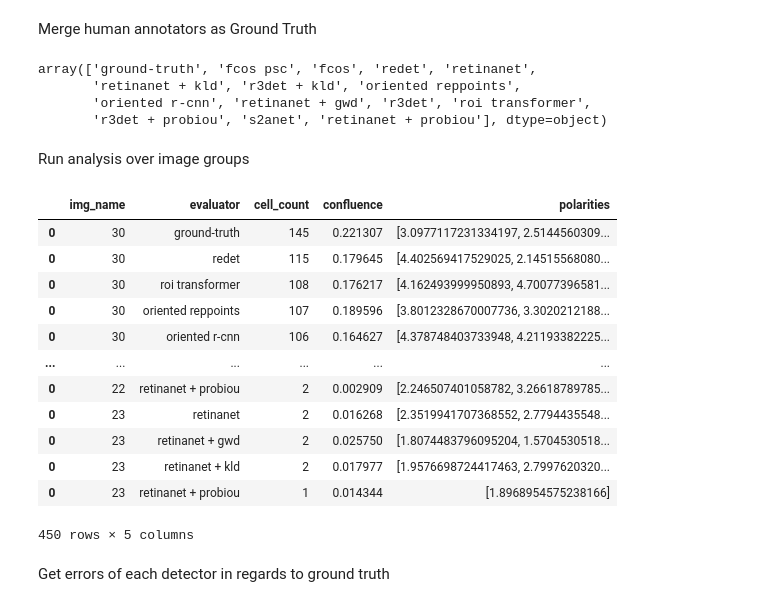
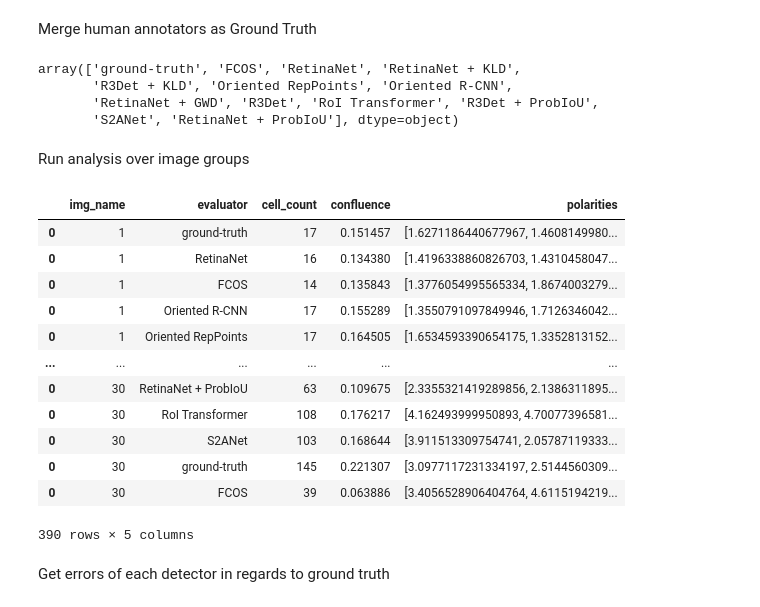
Before and after one commit to jhlmarques/OCDDataset, a Jupyter notebook: tools/bio_metrics.ipynb, the cells around one changed output. Saved outputs shown, nothing was run; the diff lists cells and outputs as text; code cells hidden in the pictures.

```diff
--- a/tools/bio_metrics.ipynb
+++ b/tools/bio_metrics.ipynb
@@ -37,29 +37,28 @@ Merge human annotators as Ground Truth
 evals_dict = {
     'angelo': 'ground-truth',
     'fernanda': 'ground-truth',
-    'oriented-rcnn-le90_r50_fpn_rr_1x_ocd-cropped' : 'oriented r-cnn',
-    'oriented-reppoints-qbox_r50_fpn_1x_ocd-cropped' : 'oriented reppoints',
-    'r3det-oc_r50_fpn_rr_1x_ocd-cropped' : 'r3det',
-    'r3det-oc_r50_fpn_rr_kld-stable_1x_ocd-cropped' : 'r3det + kld',
-    'r3det-oc_r50_fpn_rr_probiou_1x_ocd-cropped' : 'r3det + probiou',
-    'redet-le90_re50_refpn_rr_1x_ocd-cropped' : 'redet',
-    'roi-trans-le90_r50_fpn_rr_1x_ocd-cropped' : 'roi transformer',
-    'rotated-fcos-hbox-le90_r50_fpn_psc_rr_1x_ocd-cropped' : 'fcos',
-    'rotated-fcos-le90_r50_fpn_rr_1x_ocd-cropped' : 'fcos psc',
-    'rotated-retinanet-rbox-le90_r50_fpn_rr_1x_ocd-cropped' : 'retinanet',
-    'rotated-retinanet-rbox-le90_r50_fpn_rr_gwd_1x_ocd-cropped' : 'retinanet + gwd',
-    'rotated-retinanet-rbox-le90_r50_fpn_rr_kld-stable_1x_ocd-cropped' : 'retinanet + kld',
-    'rotated-retinanet-rbox-le90_r50_fpn_rr_probiou_1x_ocd-cropped' : 'retinanet + probiou',
-    's2anet-le90_r50_fpn_rr_1x_ocd-cropped' : 's2anet',
+    'oriented-rcnn-le90_r50_fpn_rr_1x_ocd-cropped' : 'Oriented R-CNN',
+    'oriented-reppoints-qbox_r50_fpn_1x_ocd-cropped' : 'Oriented RepPoints',
+    'r3det-oc_r50_fpn_rr_1x_ocd-cropped' : 'R3Det',
+    'r3det-oc_r50_fpn_rr_kld-stable_1x_ocd-cropped' : 'R3Det + KLD',
+    'r3det-oc_r50_fpn_rr_probiou_1x_ocd-cropped' : 'R3Det + ProbIoU',
+    'redet-le90_re50_refpn_rr_1x_ocd-cropped' : 'ReDet',
+    'roi-trans-le90_r50_fpn_rr_1x_ocd-cropped' : 'RoI Transformer',
+    'rotated-fcos-le90_r50_fpn_rr_1x_ocd-cropped' : 'FCOS',
+    'rotated-retinanet-rbox-le90_r50_fpn_rr_1x_ocd-cropped' : 'RetinaNet',
+    'rotated-retinanet-rbox-le90_r50_fpn_rr_gwd_1x_ocd-cropped' : 'RetinaNet + GWD',
+    'rotated-retinanet-rbox-le90_r50_fpn_rr_kld-stable_1x_ocd-cropped' : 'RetinaNet + KLD',
+    'rotated-retinanet-rbox-le90_r50_fpn_rr_probiou_1x_ocd-cropped' : 'RetinaNet + ProbIoU',
+    's2anet-le90_r50_fpn_rr_1x_ocd-cropped' : 'S2ANet',
 
     }
 df.replace({'evaluator': evals_dict}, inplace=True)
 df['evaluator'].unique()
 # %% [output]
-array(['ground-truth', 'fcos psc', 'fcos', 'redet', 'retinanet',
-       'retinanet + kld', 'r3det + kld', 'oriented reppoints',
-       'oriented r-cnn', 'retinanet + gwd', 'r3det', 'roi transformer',
-       'r3det + probiou', 's2anet', 'retinanet + probiou'], dtype=object)
+array(['ground-truth', 'FCOS', 'RetinaNet', 'RetinaNet + KLD',
+       'R3Det + KLD', 'Oriented RepPoints', 'Oriented R-CNN',
+       'RetinaNet + GWD', 'R3Det', 'RoI Transformer', 'R3Det + ProbIoU',
+       'S2ANet', 'RetinaNet + ProbIoU'], dtype=object)
 # %% [markdown]
 Run analysis over image groups
 # %%
@@ -86,47 +85,45 @@ for image_name, image_group in image_groups:
         confluence = sum_cell_areas / im_area
 
         # Polarity
         cell_max_semiaxes = cell_wh.max(axis=1)
         cell_min_semiaxes = cell_wh.min(axis=1)
         polarities = (cell_max_semiaxes / cell_min_semiaxes).to_list()
 
         group_dict = {'img_name': image_name, 'evaluator': evaluator,
                       'cell_count': cell_count, 'confluence': confluence, 'polarities': [polarities]}
         group_df = pd.DataFrame(group_dict)
 
         dfs_list.append(group_df)
 
 df_analysis = pd.concat(dfs_list)
 
 df_analysis.sort_values(by='img_name', ascending=False, inplace=True)
 
 # Replace img_name column with index
 name_col = df_analysis['img_name']
 names = name_col.unique()
 indices = [i + 1 for i in range(30)]
 i_dict = {}
 for f in zip(names, indices):
     i_el = {f[0]: f[1]}
     i_dict.update(i_el)
 df_analysis.replace({'img_name': i_dict}, inplace=True)
 
-df_analysis.sort_values(by='cell_count', ascending=False, inplace=True)
-
 df_analysis
 # %% [output]
 |  | img_name | evaluator | cell_count | confluence | polarities |
+| 0 | 1 | ground-truth | 17 | 0.151457 | [1.6271186440677967, 1.4608149980... |
+| 0 | 1 | RetinaNet | 16 | 0.134380 | [1.4196338860826703, 1.4310458047... |
+| 0 | 1 | FCOS | 14 | 0.135843 | [1.3776054995565334, 1.8674003279... |
+| 0 | 1 | Oriented R-CNN | 17 | 0.155289 | [1.3550791097849946, 1.7126346042... |
+| 0 | 1 | Oriented RepPoints | 17 | 0.164505 | [1.6534593390654175, 1.3352813152... |
+| ... | ... | ... | ... | ... | ... |
+| 0 | 30 | RetinaNet + ProbIoU | 63 | 0.109675 | [2.3355321419289856, 2.1386311895... |
+| 0 | 30 | RoI Transformer | 108 | 0.176217 | [4.162493999950893, 4.70077396581... |
+| 0 | 30 | S2ANet | 103 | 0.168644 | [3.911513309754741, 2.05787119333... |
 | 0 | 30 | ground-truth | 145 | 0.221307 | [3.0977117231334197, 2.5144560309... |
-| 0 | 30 | redet | 115 | 0.179645 | [4.402569417529025, 2.14515568080... |
-| 0 | 30 | roi transformer | 108 | 0.176217 | [4.162493999950893, 4.70077396581... |
-| 0 | 30 | oriented reppoints | 107 | 0.189596 | [3.8012328670007736, 3.3020212188... |
-| 0 | 30 | oriented r-cnn | 106 | 0.164627 | [4.378748403733948, 4.21193382225... |
-| ... | ... | ... | ... | ... | ... |
-| 0 | 22 | retinanet + probiou | 2 | 0.002909 | [2.246507401058782, 3.26618789785... |
-| 0 | 23 | retinanet | 2 | 0.016268 | [2.3519941707368552, 2.7794435548... |
-| 0 | 23 | retinanet + gwd | 2 | 0.025750 | [1.8074483796095204, 1.5704530518... |
-| 0 | 23 | retinanet + kld | 2 | 0.017977 | [1.9576698724417463, 2.7997620320... |
-| 0 | 23 | retinanet + probiou | 1 | 0.014344 | [1.8968954575238166] |
+| 0 | 30 | FCOS | 39 | 0.063886 | [3.4056528906404764, 4.6115194219... |
-450 rows × 5 columns
+390 rows × 5 columns
 # %% [markdown]
 Get errors of each detector in regards to ground truth
 # %%
```
Also changed, not shown: parts of 5 cells of this notebook.
